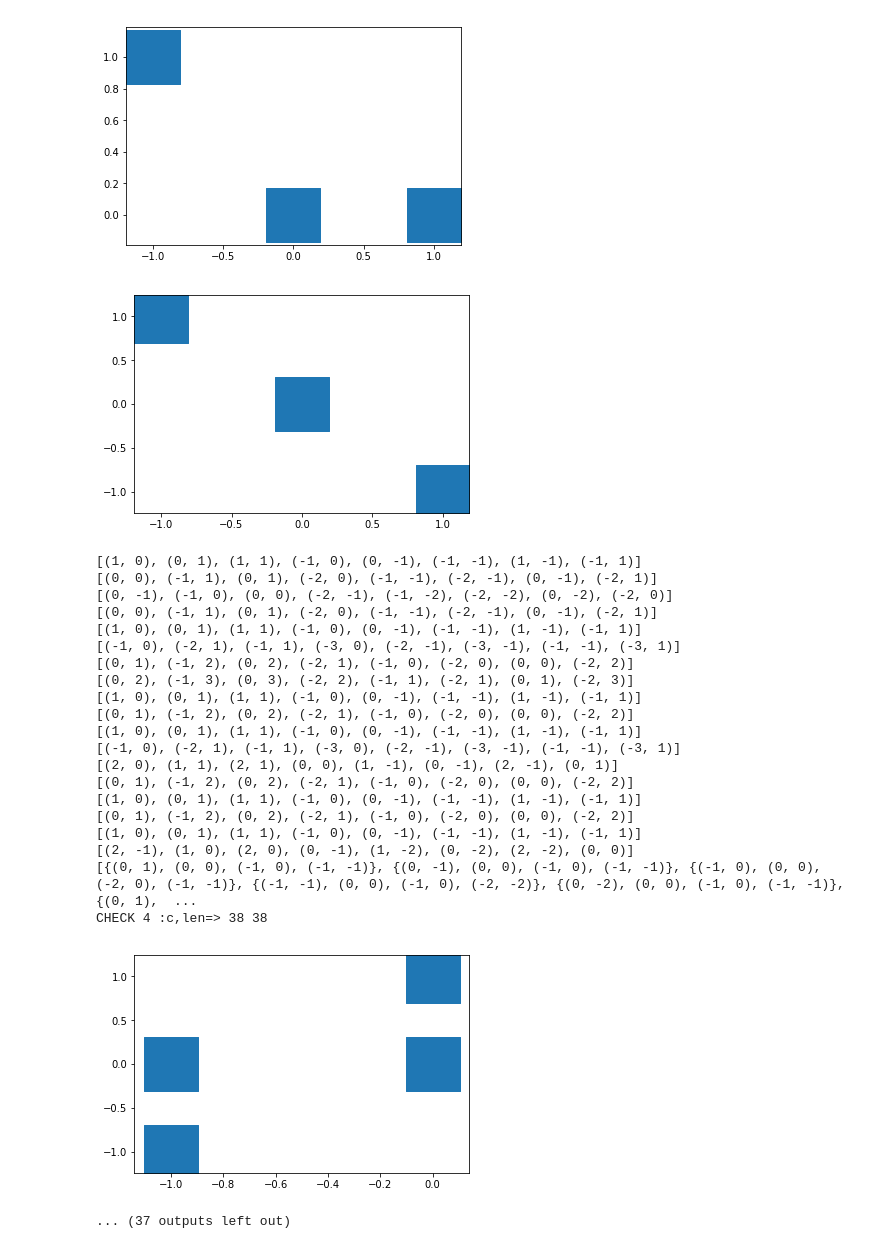
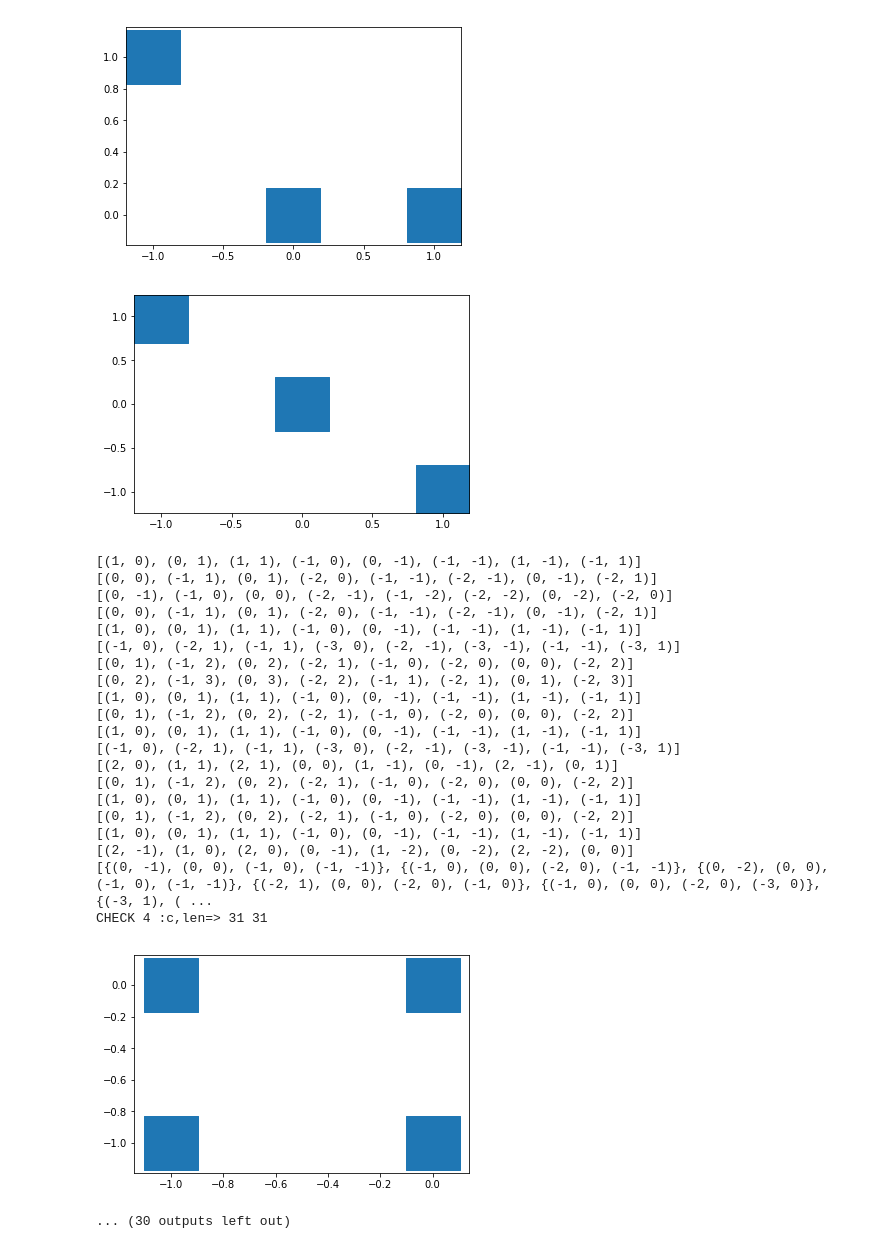
Before and after one commit to foxqstm/Polyomino, a Jupyter notebook: Polyomino.ipynb, the cells around one changed output. Cells and saved outputs as stored; diff of their text form; code cells hidden in the pictures.

```diff
--- a/Polyomino.ipynb
+++ b/Polyomino.ipynb
@@ -58,6 +58,25 @@ def rot3(at):
         a[n][1]=-b
         bt.append((a[n][0],a[n][1]))
     return bt
+
+def revx(at):
+    bt=[]
+    a=[[-100,-100]]*len(at)
+    for n in range(0,len(at)):
+        a[n][0]=at[n][0]
+        a[n][1]=-at[n][1]
+        bt.append((a[n][0],a[n][1]))
+    return bt
+
+def revy(at):
+    bt=[]
+    a=[[-100,-100]]*len(at)
+    for n in range(0,len(at)):
+        a[n][0]=-at[n][0]
+        a[n][1]=at[n][1]
+        bt.append((a[n][0],a[n][1]))
+    return bt
+
 
 def shift(a,bs):
     al=list(itertools.permutations(a))
@@ -143,6 +162,23 @@ def rot123(l):
 
     return l
 
+def revxy(l):
+    for ps in l:
+        q1=revx(ps)
+        for qs in l:
+            if ps!=qs:
+                if shift(q1,qs) and (ps in l):
+                    l.remove(ps)
+                    break
+
+    for ps in l:
+        q1=revy(ps)
+        for qs in l:
+            if ps!=qs:
+                if shift(q1,qs) and (ps in l):
+                    l.remove(ps)
+                    break
+    return l
 
 def plot2d(s):
     for f in s:
@@ -161,12 +197,16 @@ def output(l):
     print(s)
     return s
 
+SR=True
+
 o=(0,0)
 s1=[{o}]
 
 l2=[]
 l2=prep(s1,l2,2)
 l2=rot123(l2)
+if SR==True:
+    l2=revxy(l2)
 s2=output(l2)
 dbcheck(s2,2)
 plot2d(s2)
@@ -174,6 +214,8 @@ plot2d(s2)
 l3=[]
 l3=prep(s2,l3,3)
 l3=rot123(l3)
+if SR==True:
+    l3=revxy(l3)
 s3=output(l3)
 dbcheck(s3,3)
 plot2d(s3)
@@ -181,6 +223,8 @@ plot2d(s3)
 l4=[]
 l3=prep(s3,l4,4)
 l3=rot123(l4)
+if SR==True:
+    l4=revxy(l4)
 s4=output(l4)
 dbcheck(s4,4)
 plot2d(s4)
@@ -193,34 +237,34 @@ CHECK 2 :c,len=> 2 2
 [(1, 0), (0, 1), (1, 1), (-1, 0), (0, -1), (-1, -1), (1, -1), (-1, 1)]
 [(0, 0), (-1, 1), (0, 1), (-2, 0), (-1, -1), (-2, -1), (0, -1), (-2, 1)]
 [(0, 1), (-1, 2), (0, 2), (-2, 1), (-1, 0), (-2, 0), (0, 0), (-2, 2)]
 [(1, 0), (0, 1), (1, 1), (-1, 0), (0, -1), (-1, -1), (1, -1), (-1, 1)]
 [{(0, 0), (-1, 0), (-1, -1)}, {(-1, 0), (0, 0), (-2, 0)}, {(-1, 1), (-1, 2), (0, 0)}, {(-1, 1), (0, 0), (-2, 0)}, {(1, 0), (-1, 1), (0, 0)}, {(-1, 1), (0, 0), (1, -1)}]
 CHECK 3 :c,len=> 6 6
 [figure]
 [figure]
 [figure]
 [figure]
 [figure]
 [figure]
 [(1, 0), (0, 1), (1, 1), (-1, 0), (0, -1), (-1, -1), (1, -1), (-1, 1)]
 [(0, 0), (-1, 1), (0, 1), (-2, 0), (-1, -1), (-2, -1), (0, -1), (-2, 1)]
 [(0, -1), (-1, 0), (0, 0), (-2, -1), (-1, -2), (-2, -2), (0, -2), (-2, 0)]
 [(0, 0), (-1, 1), (0, 1), (-2, 0), (-1, -1), (-2, -1), (0, -1), (-2, 1)]
 [(1, 0), (0, 1), (1, 1), (-1, 0), (0, -1), (-1, -1), (1, -1), (-1, 1)]
 [(-1, 0), (-2, 1), (-1, 1), (-3, 0), (-2, -1), (-3, -1), (-1, -1), (-3, 1)]
 [(0, 1), (-1, 2), (0, 2), (-2, 1), (-1, 0), (-2, 0), (0, 0), (-2, 2)]
 [(0, 2), (-1, 3), (0, 3), (-2, 2), (-1, 1), (-2, 1), (0, 1), (-2, 3)]
 [(1, 0), (0, 1), (1, 1), (-1, 0), (0, -1), (-1, -1), (1, -1), (-1, 1)]
 [(0, 1), (-1, 2), (0, 2), (-2, 1), (-1, 0), (-2, 0), (0, 0), (-2, 2)]
 [(1, 0), (0, 1), (1, 1), (-1, 0), (0, -1), (-1, -1), (1, -1), (-1, 1)]
 [(-1, 0), (-2, 1), (-1, 1), (-3, 0), (-2, -1), (-3, -1), (-1, -1), (-3, 1)]
 [(2, 0), (1, 1), (2, 1), (0, 0), (1, -1), (0, -1), (2, -1), (0, 1)]
 [(0, 1), (-1, 2), (0, 2), (-2, 1), (-1, 0), (-2, 0), (0, 0), (-2, 2)]
 [(1, 0), (0, 1), (1, 1), (-1, 0), (0, -1), (-1, -1), (1, -1), (-1, 1)]
 [(0, 1), (-1, 2), (0, 2), (-2, 1), (-1, 0), (-2, 0), (0, 0), (-2, 2)]
 [(1, 0), (0, 1), (1, 1), (-1, 0), (0, -1), (-1, -1), (1, -1), (-1, 1)]
 [(2, -1), (1, 0), (2, 0), (0, -1), (1, -2), (0, -2), (2, -2), (0, 0)]
-[{(0, 1), (0, 0), (-1, 0), (-1, -1)}, {(0, -1), (0, 0), (-1, 0), (-1, -1)}, {(-1, 0), (0, 0), (-2, 0), (-1, -1)}, {(-1, -1), (0, 0), (-1, 0), (-2, -2)}, {(0, -2), (0, 0), (-1, 0), (-1, -1)}, {(0, 1),  ...
-CHECK 4 :c,len=> 38 38
+[{(0, -1), (0, 0), (-1, 0), (-1, -1)}, {(-1, 0), (0, 0), (-2, 0), (-1, -1)}, {(0, -2), (0, 0), (-1, 0), (-1, -1)}, {(-2, 1), (0, 0), (-2, 0), (-1, 0)}, {(-1, 0), (0, 0), (-2, 0), (-3, 0)}, {(-3, 1), ( ...
+CHECK 4 :c,len=> 31 31
-[figure, old version]
+[figure, new version]
-... (37 outputs left out)
+... (30 outputs left out)
```
